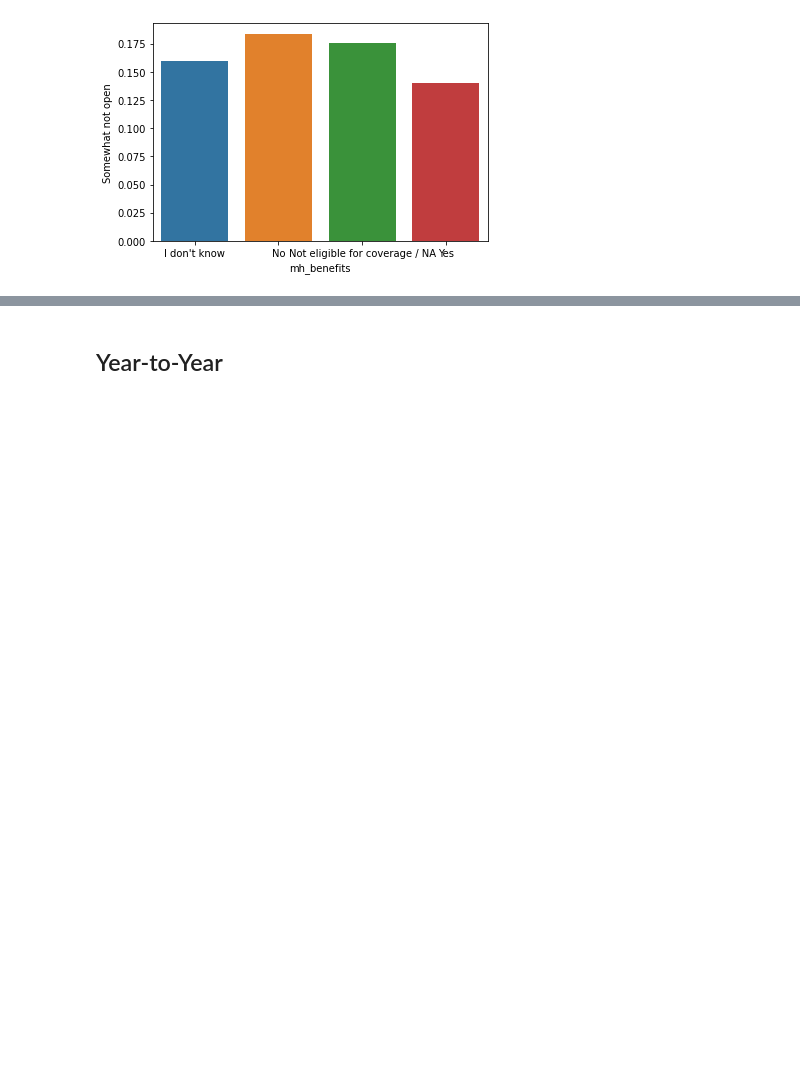
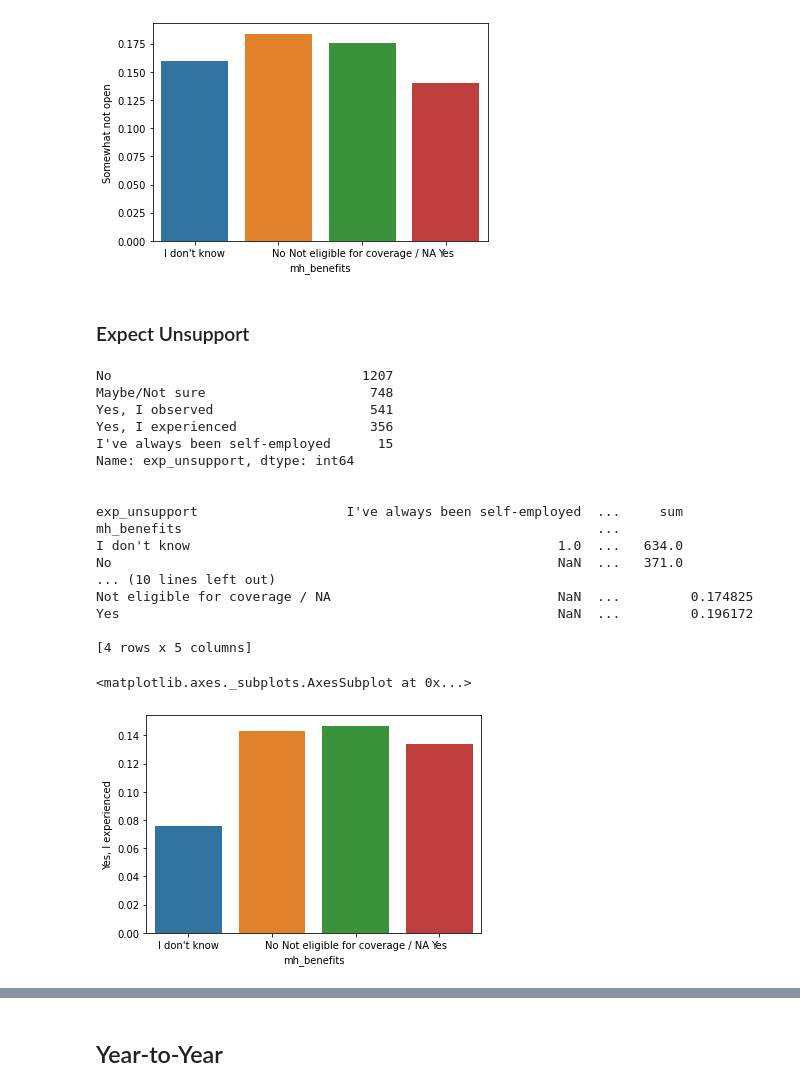
Before and after one commit to alexisbianco0919/compsci216-project, a Jupyter notebook: mh_benefits_analysis.ipynb, the cells around one changed output, grey strips where cells are left out. Saved outputs shown, nothing was run; the diff lists cells and outputs as text; code cells hidden in the pictures; blank space fills up the shorter version.

```diff
--- a/mh_benefits_analysis.ipynb
+++ b/mh_benefits_analysis.ipynb
@@ -310,3 +355,37 @@ Yes                             0.100237  ...   0.260458
 [4 rows x 6 columns]
 <matplotlib.axes._subplots.AxesSubplot at 0x...>
 [figure]
+# %% [markdown]
+### Expect Unsupport
+# %%
+print(cd['exp_unsupport'].value_counts(), '\n\n')
+
+exp_unsupport_pt = cd.pivot_table('age', index='mh_benefits', columns='exp_unsupport', aggfunc='count')
+exp_unsupport_pt["sum"] = exp_unsupport_pt.sum(axis=1)
+print(exp_unsupport_pt, '\n\n')
+
+exp_unsupport_comparison = exp_unsupport_pt.loc[:,"I've always been self-employed":"Yes, I observed"].div(exp_unsupport_pt["sum"], axis=0)
+print(exp_unsupport_comparison)
+
+x = sns.barplot(x=exp_unsupport_comparison.index, y="Yes, I experienced", data=exp_unsupport_comparison)
+x
+# %% [output]
+No                                1207
+Maybe/Not sure                     748
+Yes, I observed                    541
+Yes, I experienced                 356
+I've always been self-employed      15
+Name: exp_unsupport, dtype: int64
+
+
+exp_unsupport                   I've always been self-employed  ...     sum
+mh_benefits                                                     ...
+I don't know                                               1.0  ...   634.0
+No                                                         NaN  ...   371.0
+... (10 lines left out)
+Not eligible for coverage / NA                             NaN  ...         0.174825
+Yes                                                        NaN  ...         0.196172
+
+[4 rows x 5 columns]
+<matplotlib.axes._subplots.AxesSubplot at 0x...>
+[figure, added]
```
Also changed, not shown: parts of 8 cells of this notebook.
